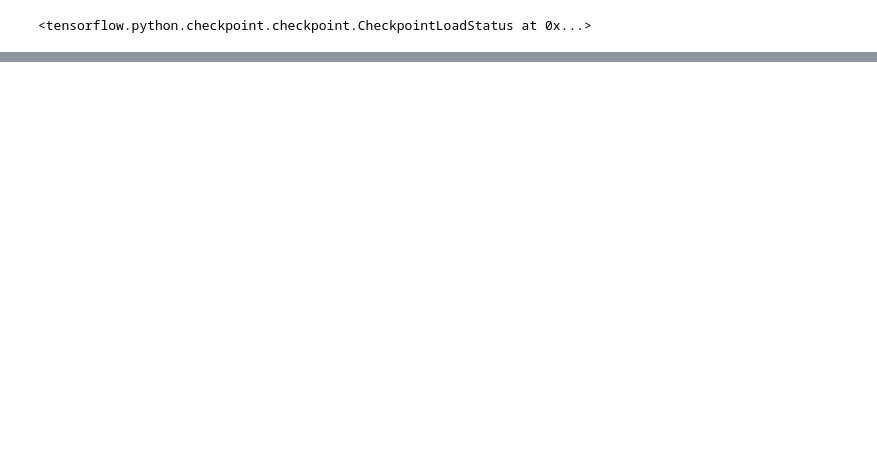
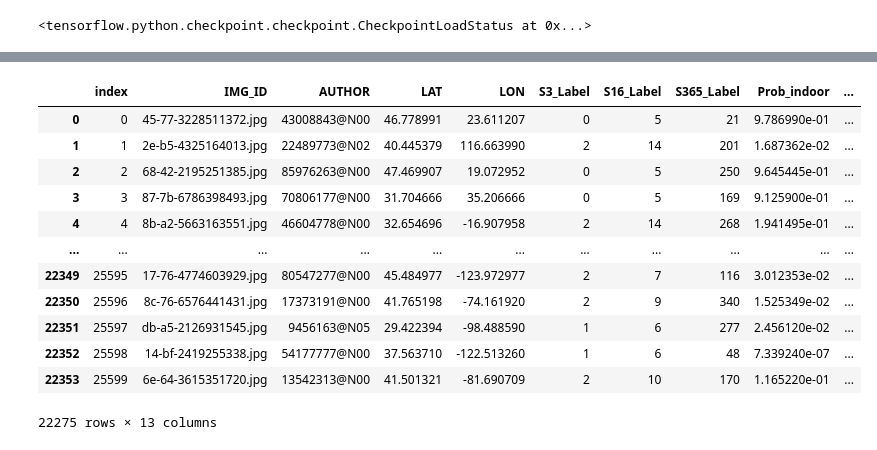
Before and after one commit to ematteli/VisionProject, a Jupyter notebook: Classificazione_in_localizzabile_NN.ipynb, the cells around one changed output, grey strips where cells are left out. Cells and saved outputs as stored; diff of their text form; code cells hidden in the pictures; blank space fills up the shorter version.

```diff
--- a/Classificazione_in_localizzabile_NN.ipynb
+++ b/Classificazione_in_localizzabile_NN.ipynb
@@ -476,0 +598,2 @@ dataset_25k = pd.read_csv("/gdrive/MyDrive/GeoEstimation/resources/data25k_place
+# %%
+color_imagesJPG = [color_image + '.jpg' for color_image in color_images]
@@ -476,0 +602,20 @@ dataset_25k = pd.read_csv("/gdrive/MyDrive/GeoEstimation/resources/data25k_place
+# %%
+data = data[data['IMG_ID'].isin(color_imagesJPG)]
+# %%
+data['pred_LOC'] = label22knew
+# %%
+data
+# %% [output]
+|  | index | IMG_ID | AUTHOR | LAT | LON | S3_Label | S16_Label | S365_Label | Prob_indoor | ... |
+| 0 | 0 | 45-77-3228511372.jpg | 43008843@N00 | 46.778991 | 23.611207 | 0 | 5 | 21 | 9.786990e-01 | ... |
+| 1 | 1 | 2e-b5-4325164013.jpg | 22489773@N02 | 40.445379 | 116.663990 | 2 | 14 | 201 | 1.687362e-02 | ... |
+| 2 | 2 | 68-42-2195251385.jpg | 85976263@N00 | 47.469907 | 19.072952 | 0 | 5 | 250 | 9.645445e-01 | ... |
+| 3 | 3 | 87-7b-6786398493.jpg | 70806177@N00 | 31.704666 | 35.206666 | 0 | 5 | 169 | 9.125900e-01 | ... |
+| 4 | 4 | 8b-a2-5663163551.jpg | 46604778@N00 | 32.654696 | -16.907958 | 2 | 14 | 268 | 1.941495e-01 | ... |
+| ... | ... | ... | ... | ... | ... | ... | ... | ... | ... | ... |
+| 22349 | 25595 | 17-76-4774603929.jpg | 80547277@N00 | 45.484977 | -123.972977 | 2 | 7 | 116 | 3.012353e-02 | ... |
+| 22350 | 25596 | 8c-76-6576441431.jpg | 17373191@N00 | 41.765198 | -74.161920 | 2 | 9 | 340 | 1.525349e-02 | ... |
+| 22351 | 25597 | db-a5-2126931545.jpg | 9456163@N05 | 29.422394 | -98.488590 | 1 | 6 | 277 | 2.456120e-02 | ... |
+| 22352 | 25598 | 14-bf-2419255338.jpg | 54177777@N00 | 37.563710 | -122.513260 | 1 | 6 | 48 | 7.339240e-07 | ... |
+| 22353 | 25599 | 6e-64-3615351720.jpg | 13542313@N00 | 41.501321 | -81.690709 | 2 | 10 | 170 | 1.165220e-01 | ... |
+22275 rows × 13 columns
```
Also changed, not shown: parts of 32 cells of this notebook.
